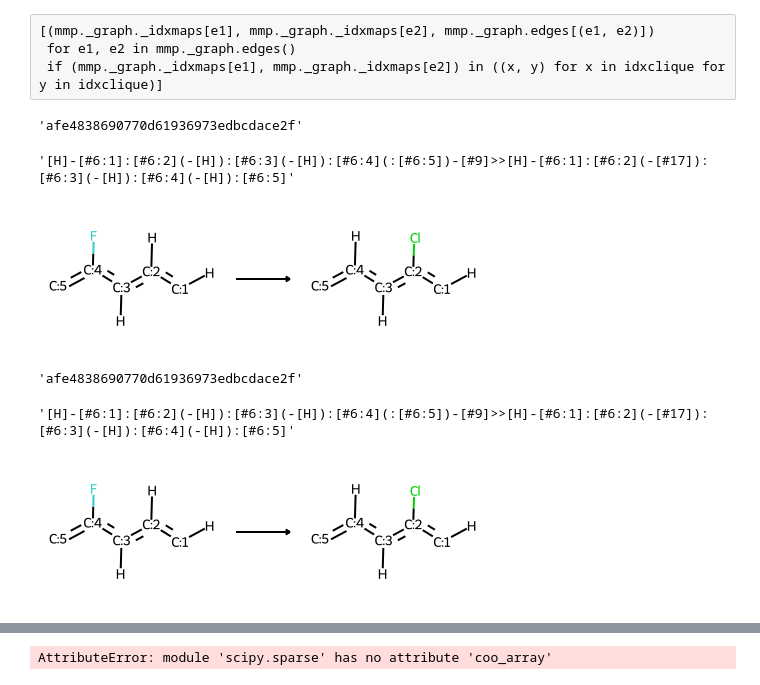
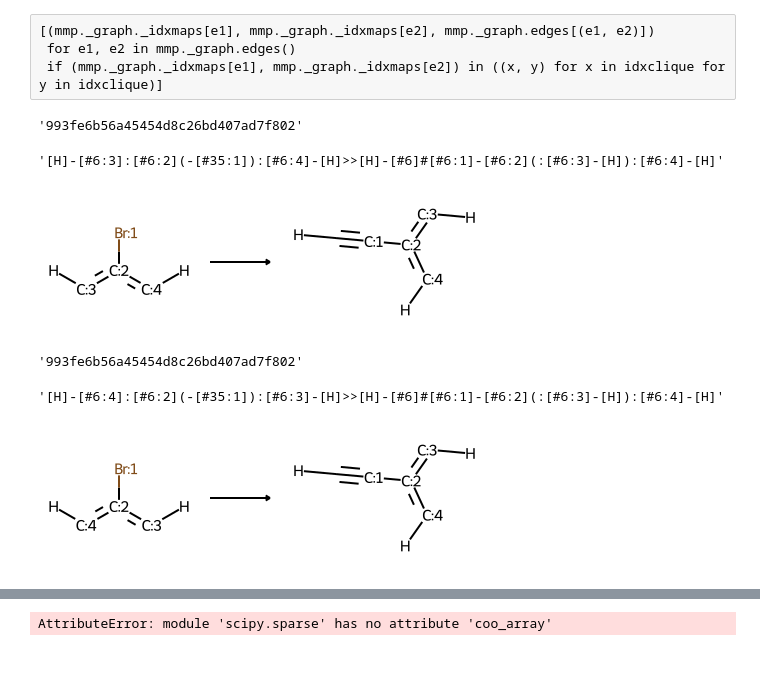
Before and after one commit to warner121/wizepair2, a Jupyter notebook: notebooks/dev-nx.ipynb, the cells around one changed output, grey strips where cells are left out. Saved outputs shown, nothing was run; the diff lists cells and outputs as text; code cells hidden in the pictures.

```diff
--- a/notebooks/dev-nx.ipynb
+++ b/notebooks/dev-nx.ipynb
@@ -587,3 +587,9 @@ mmp = MMP('Fc1ccccc1-c1c[nH]nn1', 'Clc1ccc(-c2c[nH]nn2)cc1', strictness=5)
+# %%
+# symmetry still an issue for canonization
+#mmp = MMP('N#Cc1ccc(CNC23CC4CC(CC(C4)C2)C3)cc1', 'c1coc(CNC23CC4CC(CC(C4)C2)C3)c1', strictness=5)
+#mmp = MMP('N#Cc1ccc(CNc2cc(Br)cc3[nH]ncc23)cc1', 'Brc1cc(NCc2ccco2)c2cn[nH]c2c1', strictness=5)
+#mmp = MMP('NCc1cc(=O)c2cc(Br)ccc2[nH]1', 'C#Cc1ccc2[nH]c(CN)cc(=O)c2c1', strictness=5)
+mmp = MMP('O=C(CO[C@@H](CO)c1ccc(Br)cc1)NO', 'C#Cc1ccc([C@H](CO)OCC(=O)NO)cc1', strictness=5)
 # %%
 (len(mmp._graph.nodes), len(mmp._graph.edges()))
 # %% [output]
@@ -651,31 +657,31 @@ mmp._mol2
  for e1, e2 in mmp._graph.edges()
  if (mmp._graph._idxmaps[e1], mmp._graph._idxmaps[e2]) in ((x, y) for x in idxclique for y in idxclique)]
 # %%
-response[3]['fragment1']
+response[2]['fragment1']
 # %% [output]
-'afe4838690770d61936973edbcdace2f'
+'993fe6b56a45454d8c26bd407ad7f802'
 # %%
-response[3]['smirks']
+response[2]['smirks']
 # %% [output]
-'[H]-[#6:1]:[#6:2](-[H]):[#6:3](-[H]):[#6:4](:[#6:5])-[#9]>>[H]-[#6:1]:[#6:2](-[#17]):[#6:3](-[H]):[#6:4](-[H]):[#6:5]'
+'[H]-[#6:3]:[#6:2](-[#35:1]):[#6:4]-[H]>>[H]-[#6]#[#6:1]-[#6:2](:[#6:3]-[H]):[#6:4]-[H]'
 # %%
-rxn = Chem.rdChemReactions.ReactionFromSmarts(response[3]['smirks'])
+rxn = Chem.rdChemReactions.ReactionFromSmarts(response[2]['smirks'])
 rxn
 # %% [output]
-[figure, old version]
+[figure, new version]
 # %%
-response[3]['fragment1']
+response[2]['fragment1']
 # %% [output]
-'afe4838690770d61936973edbcdace2f'
+'993fe6b56a45454d8c26bd407ad7f802'
 # %%
-response[3]['smirks']
+response[2]['smirks']
 # %% [output]
-'[H]-[#6:1]:[#6:2](-[H]):[#6:3](-[H]):[#6:4](:[#6:5])-[#9]>>[H]-[#6:1]:[#6:2](-[#17]):[#6:3](-[H]):[#6:4](-[H]):[#6:5]'
+'[H]-[#6:4]:[#6:2](-[#35:1]):[#6:3]-[H]>>[H]-[#6]#[#6:1]-[#6:2](:[#6:3]-[H]):[#6:4]-[H]'
 # %%
-rxn = Chem.rdChemReactions.ReactionFromSmarts(response[3]['smirks'])
+rxn = Chem.rdChemReactions.ReactionFromSmarts(response[2]['smirks'])
 rxn
 # %% [output]
-[figure, old version]
+[figure, new version]
 # %%
 reactant = Chem.AddHs(Chem.MolFromSmiles(mmp._smiles1))
 products = rxn.RunReactants((reactant,))
```
Also changed, not shown: parts of 9 cells of this notebook, 12 other files.
